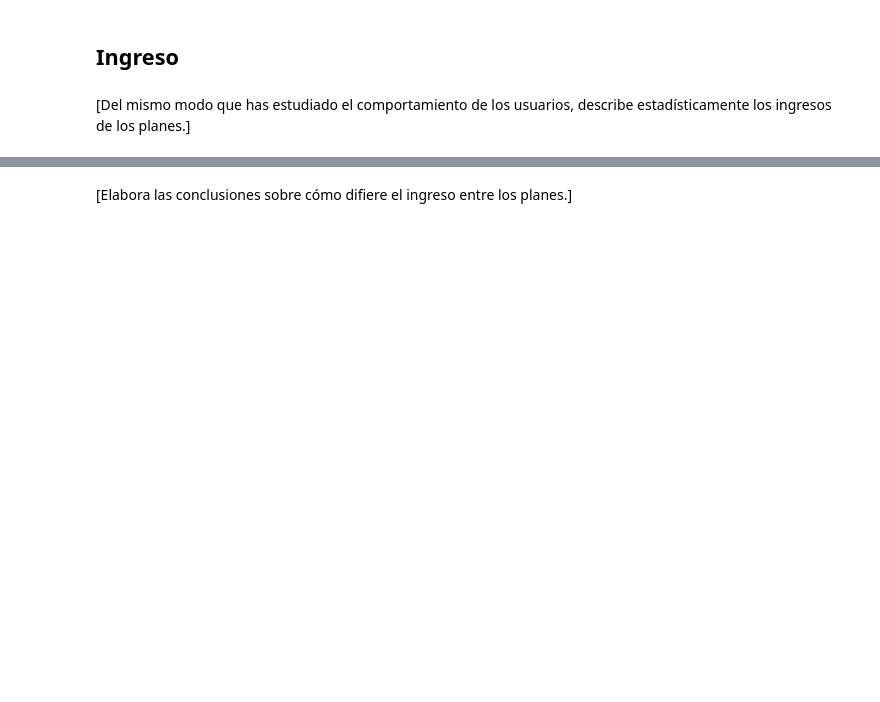
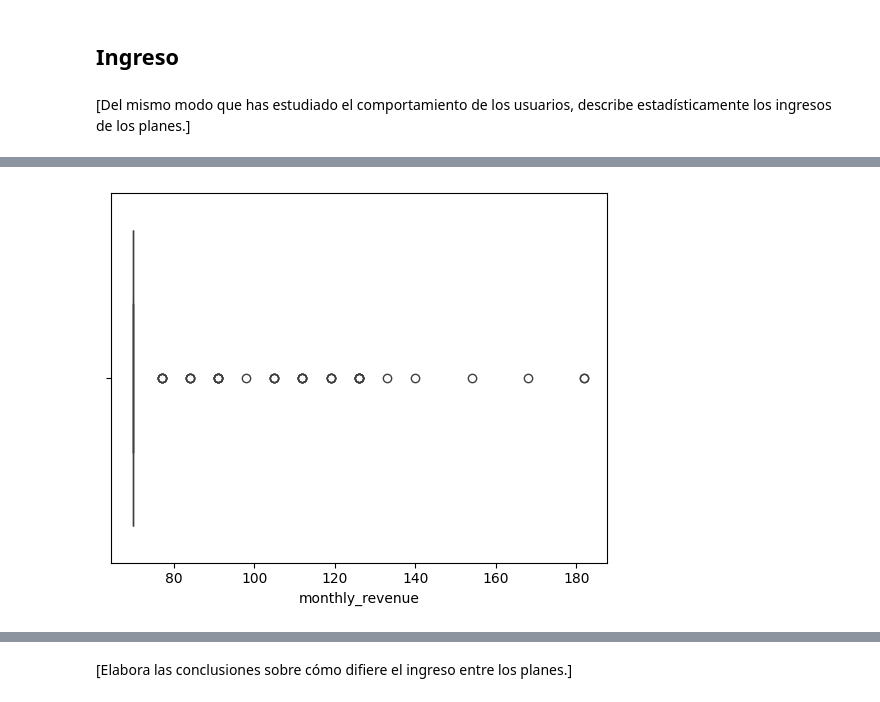
Before and after one commit to Davichobacter/data_science_tt, a Jupyter notebook: notebook.ipynb, the cells around one changed output, grey strips where cells are left out. Cells and saved outputs as stored; diff of their text form; code cells hidden in the pictures; blank space fills up the shorter version.

```diff
--- a/notebook.ipynb
+++ b/notebook.ipynb
@@ -796,0 +863,8 @@ plt.show()
+# %%
+# Ultimate BoxPlot
+
+ultimate_revenue = monthly_data[monthly_data['plan'] == 'ultimate']['monthly_revenue']
+sns.boxplot(x=ultimate_revenue)
+plt.show()
+# %% [output]
+[figure, added]
```
Also changed, not shown: parts of 33 cells of this notebook.
